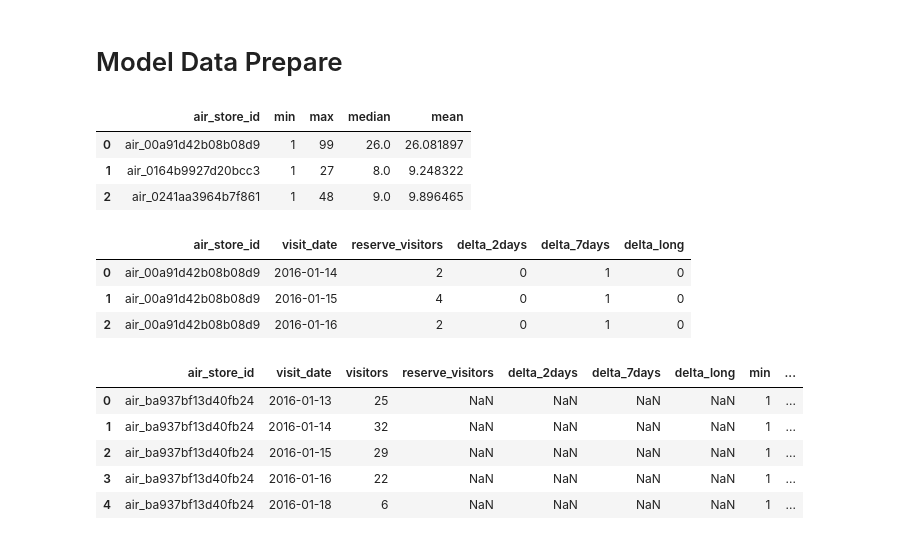
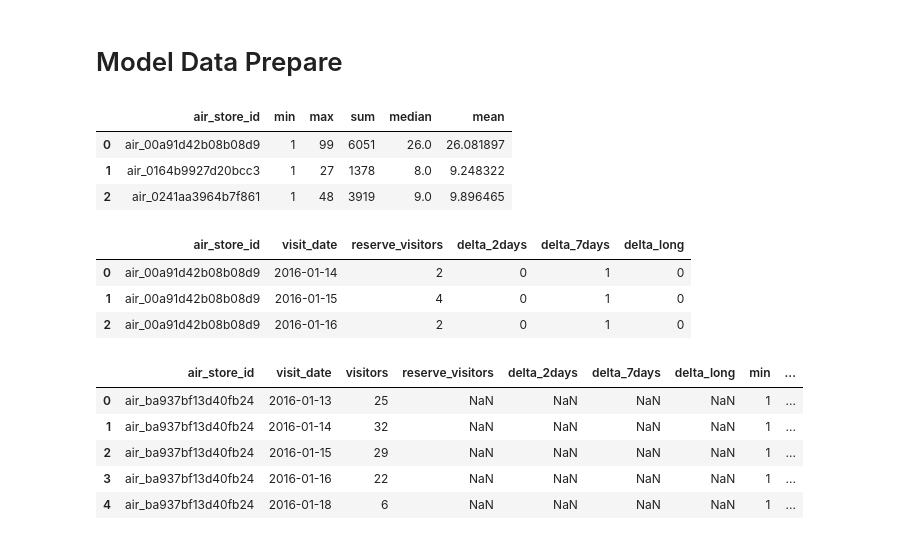
Before and after one commit to yiqingyang75/Kaggle-Restaurant-Visitor-Forecasting, a Jupyter notebook: py/Recruit Restaurant Visitor Forecasting.ipynb, the cells around one changed output. Cells and saved outputs as stored; diff of their text form; code cells hidden in the pictures.

```diff
--- a/py/Recruit Restaurant Visitor Forecasting.ipynb
+++ b/py/Recruit Restaurant Visitor Forecasting.ipynb
@@ -272,16 +317,16 @@ Urban/Rural Area Classification
 # %%
-visit_by_store = train.groupby(["air_store_id"])["visitors"].aggregate([min,max,np.median,np.mean]).reset_index()
+visit_by_store = train.groupby(["air_store_id"])["visitors"].aggregate([min,max,sum,np.median,np.mean]).reset_index()
 visit_by_store.head(3)
 
 reserve_by_date = total_reserve.groupby(["store_id","date"]).sum().reset_index()
 reserve_by_date = reserve_by_date.rename(columns = {'store_id':'air_store_id','date':'visit_date'})
 reserve_by_date["visit_date"] = pd.to_datetime(reserve_by_date["visit_date"])
 reserve_by_date.head(3)
 # %% [output]
-|  | air_store_id | min | max | median | mean |
-| 0 | air_00a91d42b08b08d9 | 1 | 99 | 26.0 | 26.081897 |
-| 1 | air_0164b9927d20bcc3 | 1 | 27 | 8.0 | 9.248322 |
-| 2 | air_0241aa3964b7f861 | 1 | 48 | 9.0 | 9.896465 |
+|  | air_store_id | min | max | sum | median | mean |
+| 0 | air_00a91d42b08b08d9 | 1 | 99 | 6051 | 26.0 | 26.081897 |
+| 1 | air_0164b9927d20bcc3 | 1 | 27 | 1378 | 8.0 | 9.248322 |
+| 2 | air_0241aa3964b7f861 | 1 | 48 | 3919 | 9.0 | 9.896465 |
 |  | air_store_id | visit_date | reserve_visitors | delta_2days | delta_7days | delta_long |
 | 0 | air_00a91d42b08b08d9 | 2016-01-14 | 2 | 0 | 1 | 0 |
 | 1 | air_00a91d42b08b08d9 | 2016-01-15 | 4 | 0 | 1 | 0 |
```
Also changed, not shown: parts of 12 cells of this notebook.
